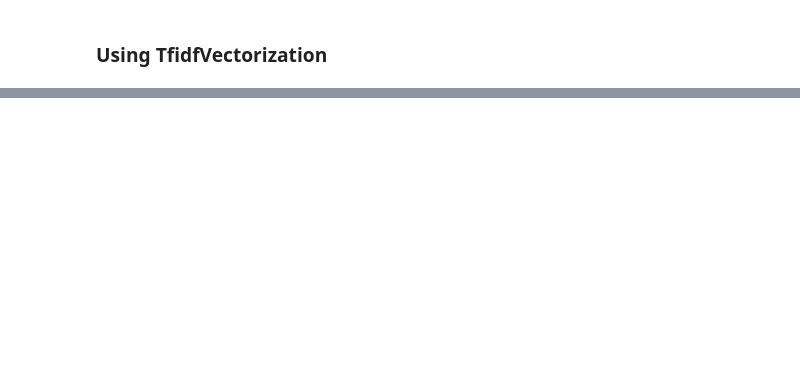
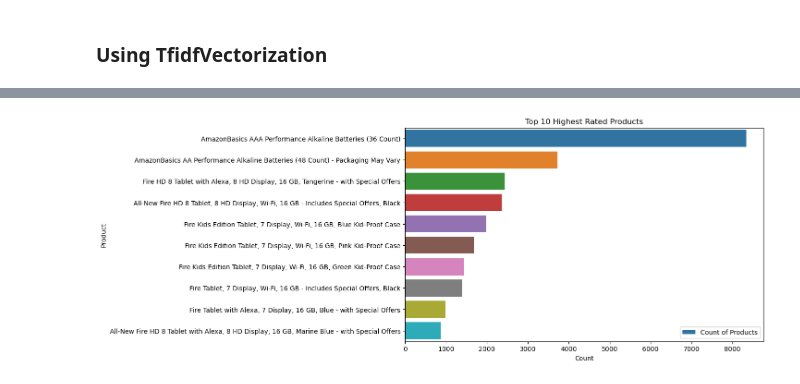
Before and after one commit to muhkashiff/amazon_products_sentimental_analysis, a Jupyter notebook: amazon_products_sentimental.ipynb, the cells around one changed output, grey strips where cells are left out. Drawn from its saved outputs; the diff is of its cells as text; code cells hidden in the pictures; blank space fills up the shorter version.

```diff
--- a/amazon_products_sentimental.ipynb
+++ b/amazon_products_sentimental.ipynb
@@ -564,0 +615,3 @@ All-New Fire HD 8 Tablet, 8" HD Display, Wi-Fi, 16 GB - Includes Special Offers,
+# %%
+# Copy clean Data for analysis
+data = df_filled_unsupervised.copy()
@@ -564,0 +630,8 @@ All-New Fire HD 8 Tablet, 8" HD Display, Wi-Fi, 16 GB - Includes Special Offers,
+# %%
+# Find the number of each product
+product_count = data['name'].value_counts().reset_index()
+product_count.columns = ['name', 'count']
+
+# Print top 10 products with their count
+print("Top 10 Products with Count:")
+print(product_count.head(10))
@@ -564,0 +651,14 @@ All-New Fire HD 8 Tablet, 8" HD Display, Wi-Fi, 16 GB - Includes Special Offers,
+# %%
+# Select top 10 highest products
+top_10_highest_products = product_count.head(10)
+
+# Plot the data
+plt.figure(figsize=(10, 6))
+sns.barplot(x='count', y='name', data=top_10_highest_products, label='Count of Products')
+plt.xlabel('Count')
+plt.ylabel('Product')
+plt.title('Top 10 Highest Rated Products')
+plt.legend()
+plt.show()
+# %% [output]
+[figure, added]
```
Also changed, not shown: parts of 20 cells of this notebook.
